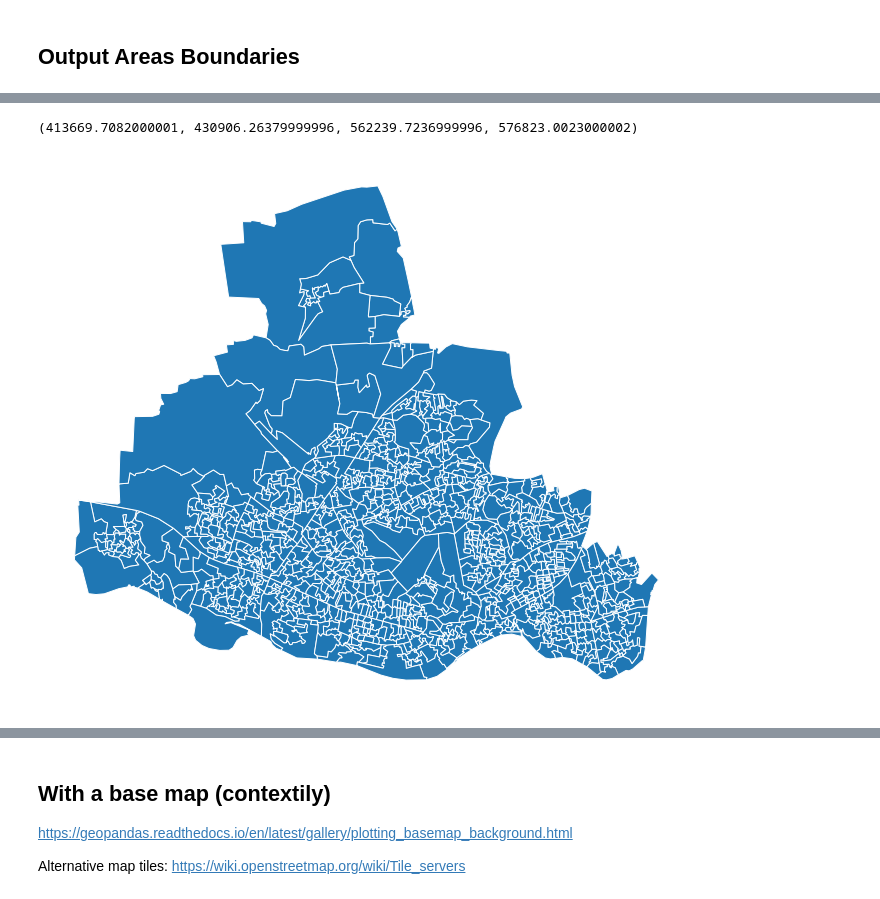
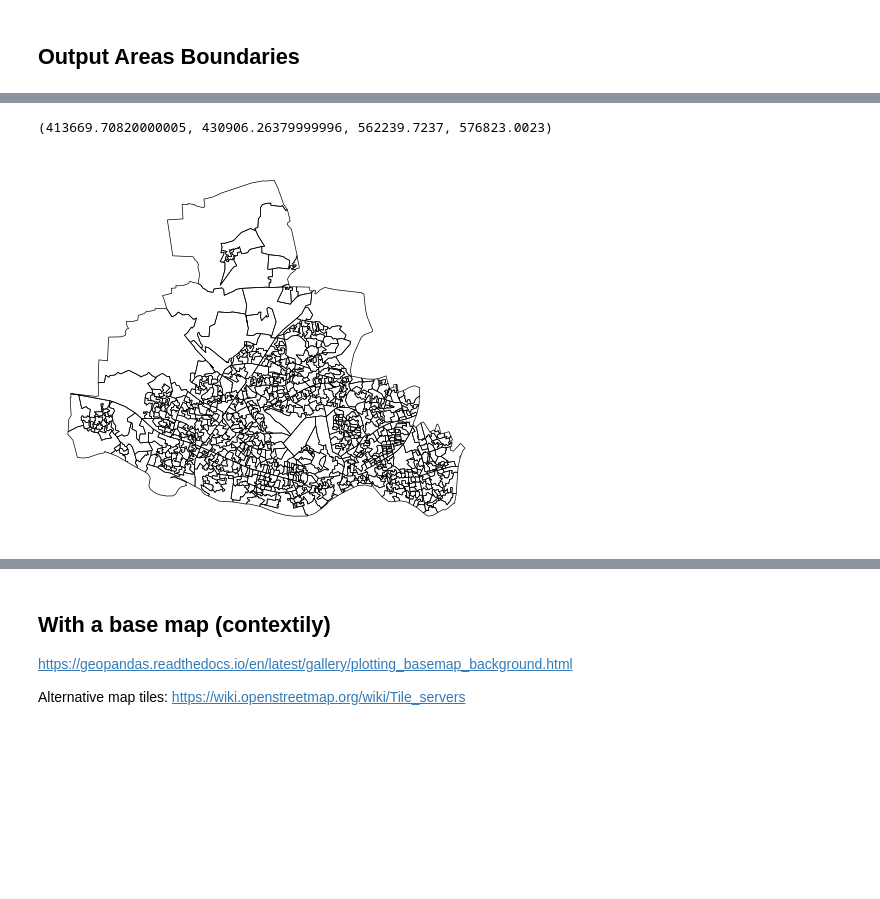
Before and after one commit to alan-turing-institute/spatial-inequality, a Jupyter notebook: notebooks/population_data.ipynb, the cells around one changed output, grey strips where cells are left out. Cells and saved outputs as stored; diff of their text form; code cells hidden in the pictures; blank space fills up the shorter version.

```diff
--- a/notebooks/population_data.ipynb
+++ b/notebooks/population_data.ipynb
@@ -65,6 +26,6 @@ oa.head()
-# %%
-oa.plot(figsize=(20, 10), edgecolor="white")
-plt.axis("off")
-# %% [output]
-(413669.7082000001, 430906.26379999996, 562239.7236999996, 576823.0023000002)
-[figure, removed]
+# %%
+la.oa_shapes.values.plot(facecolor="None", linewidth=0.5)
+plt.axis("off")
+# %% [output]
+(413669.70820000005, 430906.26379999996, 562239.7237, 576823.0023)
+[figure, added]
```
Also changed, not shown: parts of 19 cells of this notebook.
